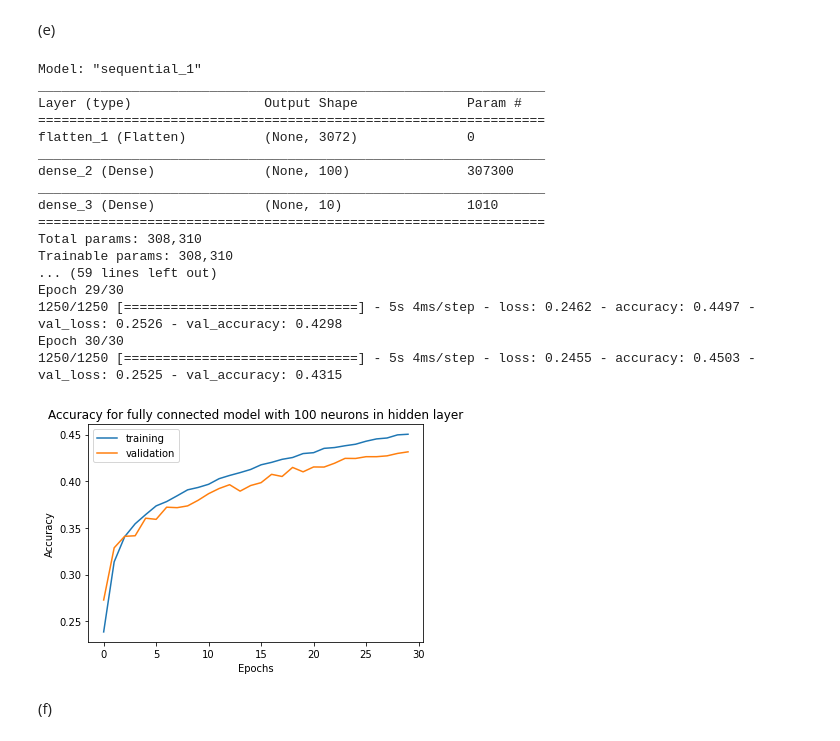
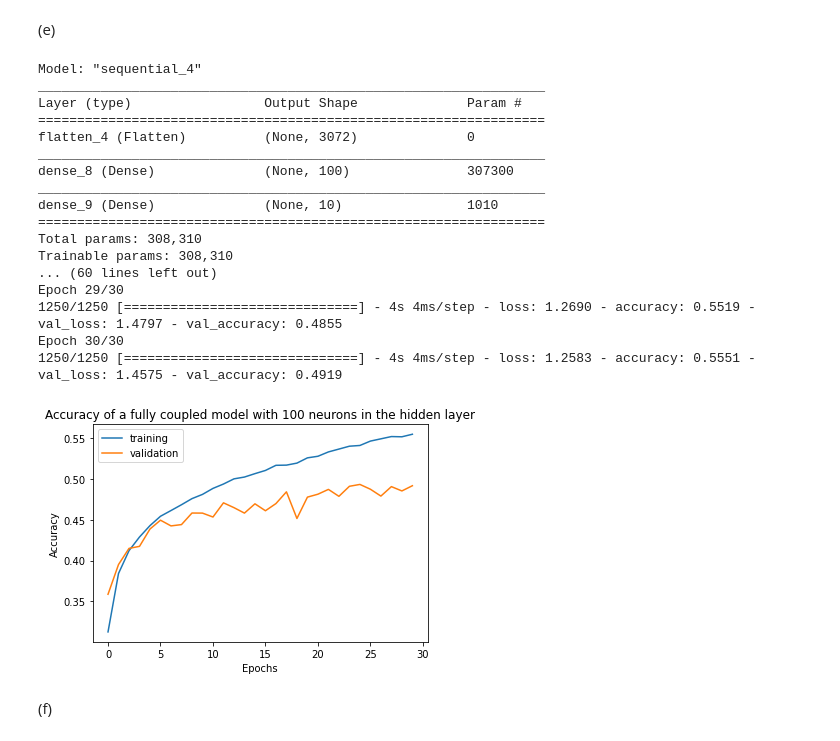
Before and after one commit to rafiqulislam21/random_forest__nural_network_with_cifar10, a Jupyter notebook: main_jupyter_nootbook_version.ipynb, the cells around one changed output. Cells and saved outputs as stored; diff of their text form; code cells hidden in the pictures.

```diff
--- a/main.ipynb
+++ b/main_jupyter_nootbook_version.ipynb
@@ -280,57 +387,67 @@ No, the model does not overfit, since the validation accuracy is still increasin
 # %% [markdown]
 (e)
 # %%
-# """------------- (e) """
-# """------------- (e.a) """
+
+# (e).a
+
+np.random.seed(3333)
 tf.random.set_seed(3333)
-np.random.seed(3333)
 
 model = models.Sequential([
     layers.Flatten(input_shape=(32, 32, 3)),
     layers.Dense(100, activation='relu'),
     layers.Dense(10)
 ])
 
-# """------------- (e.b) """
-## TODO change loss to tf.keras.losses.CategoricalCrossentropy
-model.compile(optimizer=tf.keras.optimizers.SGD(learning_rate=0.01),
-              loss=tf.keras.losses.BinaryCrossentropy(from_logits=True),
-              metrics=['accuracy'])
+#===============================================================================
 
-# """------------- (e.c) """
+# (e).b
+
+opt = tf.keras.optimizers.SGD(learning_rate=0.01)
+lss = tf.keras.losses.CategoricalCrossentropy(from_logits=True)
+
+model.compile(optimizer=opt, loss=lss, metrics=["accuracy"])
+
+#===============================================================================
+
+# (e).c
+
 model.summary()
-print(f"Total parameter: {model.count_params()}")
+print("\nTotal parameter: {}".format(model.count_params()))
 
 
-# """------------- (e.d) """
-h = model.fit(x_train_norm, y_train_cat, epochs=30, validation_split=0.2)
+#===============================================================================
 
-plt.plot(h.history["accuracy"], label="training")
-plt.plot(h.history["val_accuracy"], label="validation")
-plt.title("Accuracy for fully connected model with 100 neurons in hidden layer")
+# (e).d
+
+mdl_fit = model.fit(x_train_norm, y_train_cat, epochs=30, validation_split=0.2)
+
+plt.plot(mdl_fit.history["accuracy"], label="training")
+plt.plot(mdl_fit.history["val_accuracy"], label="validation")
+plt.title("Accuracy of a fully coupled model with 100 neurons in the hidden layer")
 plt.xlabel("Epochs")
 plt.ylabel("Accuracy")
 plt.legend()
 plt.show()
 # %% [output]
-Model: "sequential_1"
+Model: "sequential_4"
 _________________________________________________________________
 Layer (type)                 Output Shape              Param #
 =================================================================
-flatten_1 (Flatten)          (None, 3072)              0
+flatten_4 (Flatten)          (None, 3072)              0
 _________________________________________________________________
-dense_2 (Dense)              (None, 100)               307300
+dense_8 (Dense)              (None, 100)               307300
 _________________________________________________________________
-dense_3 (Dense)              (None, 10)                1010
+dense_9 (Dense)              (None, 10)                1010
 =================================================================
 Total params: 308,310
 Trainable params: 308,310
-... (59 lines left out)
+... (60 lines left out)
 Epoch 29/30
-1250/1250 [==============================] - 5s 4ms/step - loss: 0.2462 - accuracy: 0.4497 - val_loss: 0.2526 - val_accuracy: 0.4298
+1250/1250 [==============================] - 4s 4ms/step - loss: 1.2690 - accuracy: 0.5519 - val_loss: 1.4797 - val_accuracy: 0.4855
 Epoch 30/30
-1250/1250 [==============================] - 5s 4ms/step - loss: 0.2455 - accuracy: 0.4503 - val_loss: 0.2525 - val_accuracy: 0.4315
+1250/1250 [==============================] - 4s 4ms/step - loss: 1.2583 - accuracy: 0.5551 - val_loss: 1.4575 - val_accuracy: 0.4919
-[figure, old version]
+[figure, new version]
 # %% [markdown]
 (f)
 # %%
```
Also changed, not shown: parts of 17 cells of this notebook, 2 other files.
